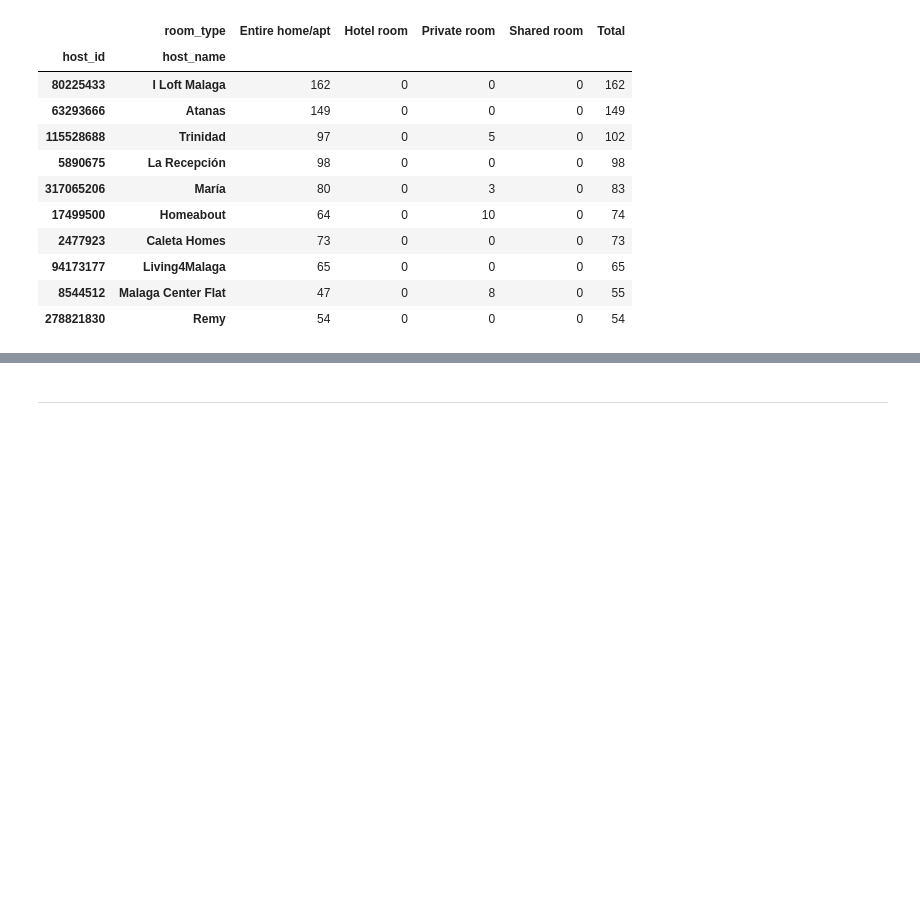
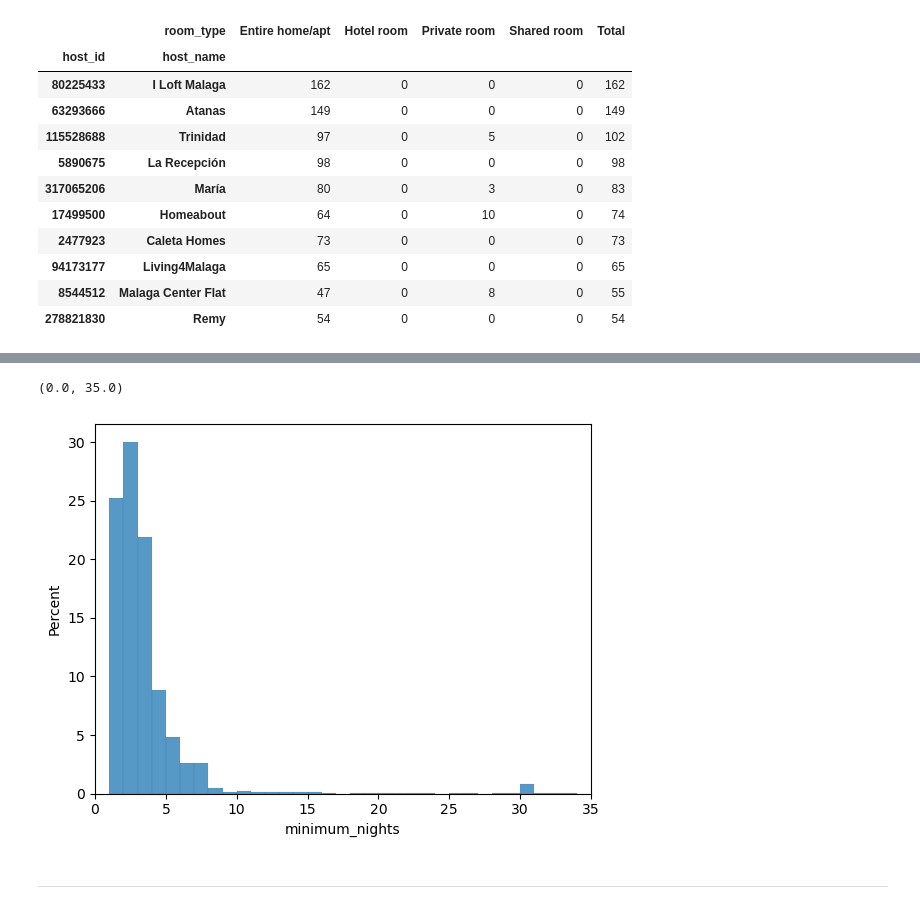
Before and after one commit to fjmmillon/airbnb-malaga-analysis, a Jupyter notebook: malaga_airbnb_analysis.ipynb, the cells around one changed output, grey strips where cells are left out. Drawn from its saved outputs; the diff is of its cells as text; code cells hidden in the pictures; blank space fills up the shorter version.

```diff
--- a/malaga_airbnb_analysis.ipynb
+++ b/malaga_airbnb_analysis.ipynb
@@ -528,3 +601,8 @@ top_hosts
+# %%
+sns.histplot(data=avg_min_nights_per_listing,x="minimum_nights", binwidth=1, stat="percent").set_xlim((0,35))
+# %% [output]
+(0.0, 35.0)
+[figure, added]
 # %% [markdown]
 ---------------------
 # %% [markdown]
```
Also changed, not shown: parts of 17 cells of this notebook.
